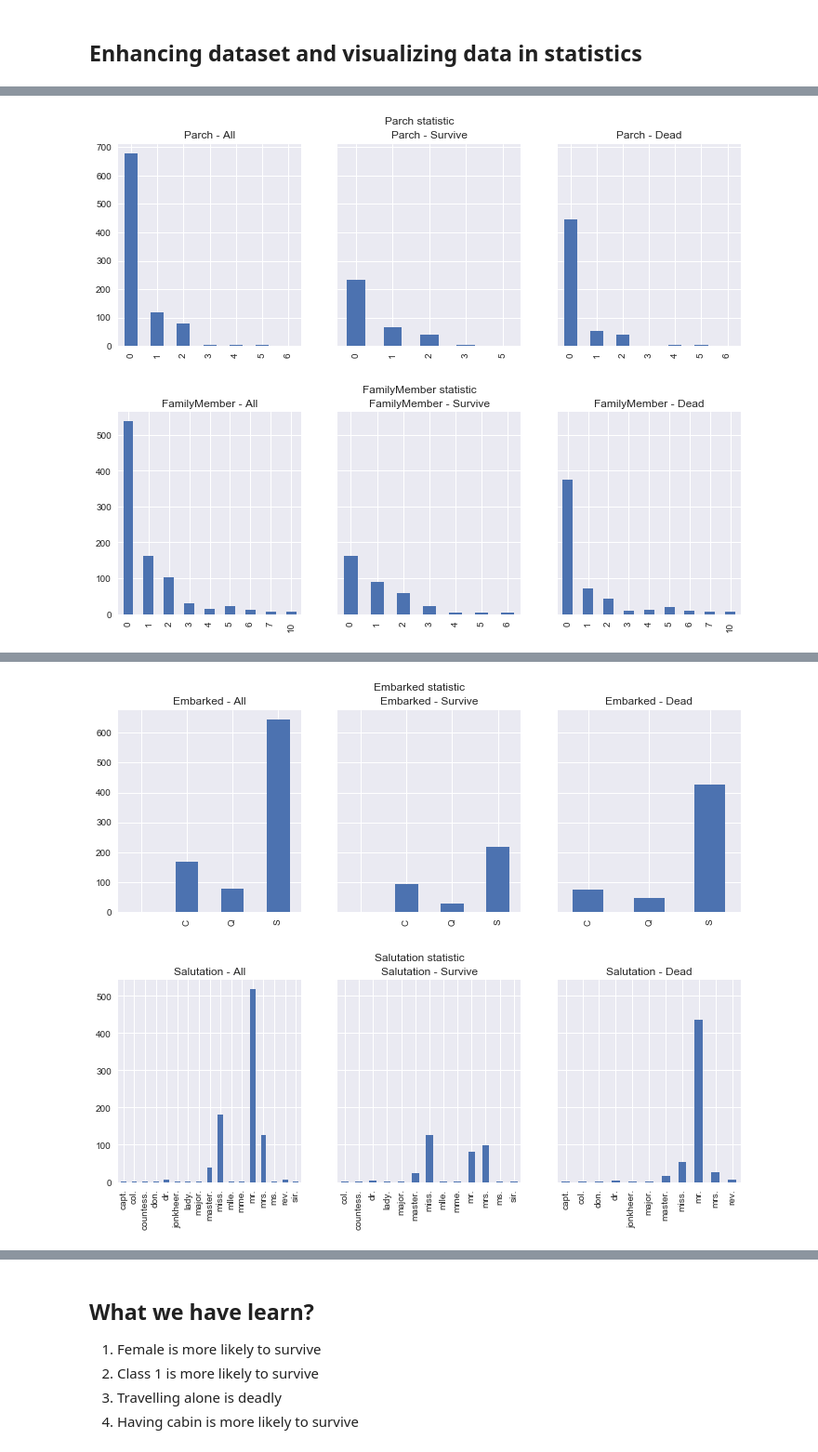
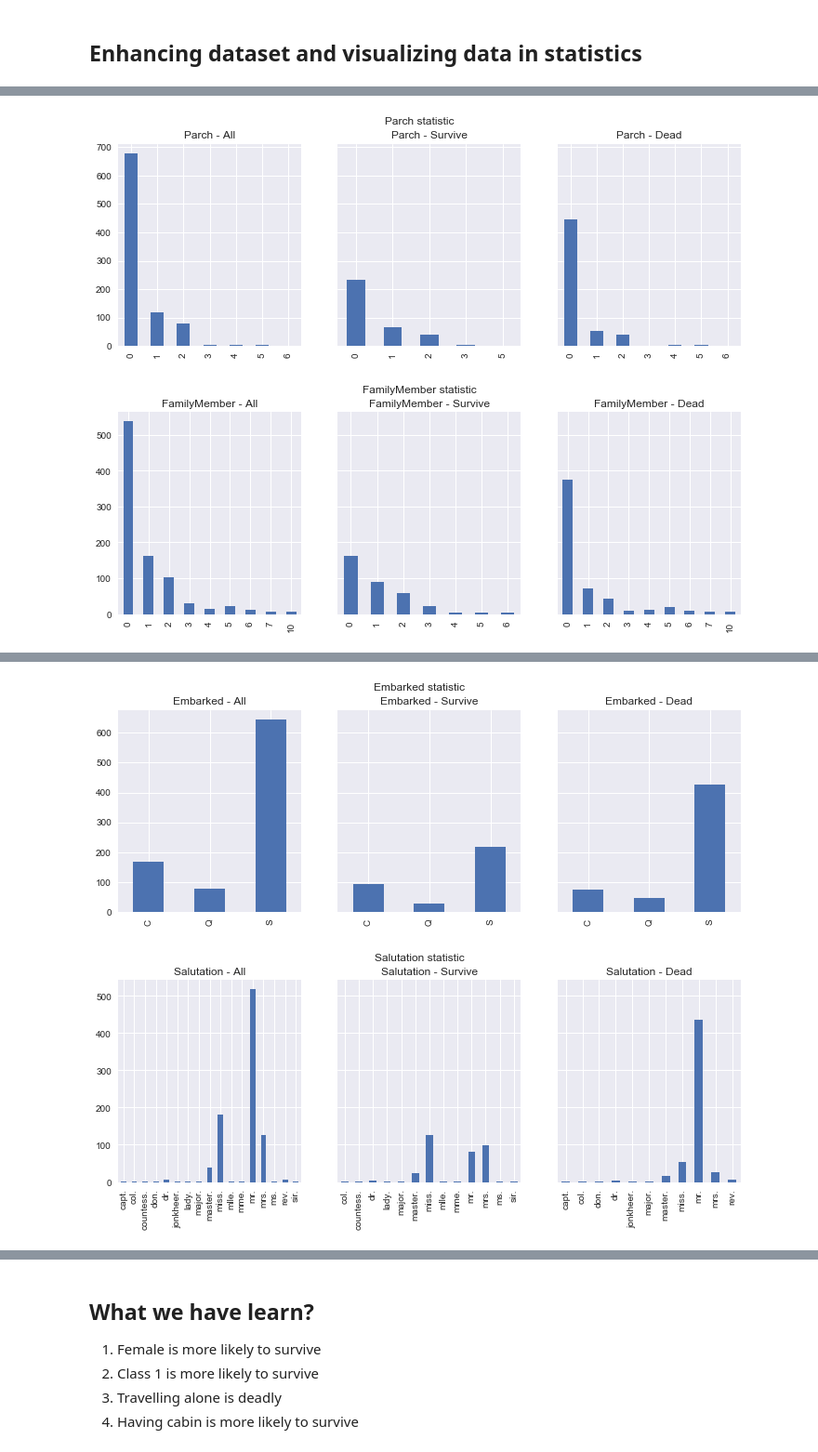
Before and after one commit to ymlai87416/PythonPlayground, a Jupyter notebook: DataScience/Kaggle/Titanic Machine Learning from Disaster/Titanic (Data Preparation).ipynb, the cells around one changed output, grey strips where cells are left out. Shown: that part at 93% size. Cells and saved outputs as stored; diff of their text form; code cells hidden in the pictures.

```diff
--- a/DataScience/Kaggle/Titanic Machine Learning from Disaster/Titanic (Data Preparation).ipynb
+++ b/DataScience/Kaggle/Titanic Machine Learning from Disaster/Titanic (Data Preparation).ipynb
@@ -180,0 +214,15 @@ display(test_raw[0:10])
+# %%
+def impute_missing (data_1_group, target):
+    imp = preprocessing.Imputer(missing_values='NaN', strategy='mean')
+    imp=imp.fit(data_1_group[target].values.reshape(-1, 1))
+    data_1_group[target]=imp.transform(data_1_group[target].values.reshape(-1, 1)).reshape((-1, 1))
+    return(data_1_group)
+
+def impute_by_group(dataset, groupby, target):
+    result = pandas.DataFrame(columns=dataset.columns)
+    result.index.name = dataset.index.name
+    for grp_num, data_1_group in full_ds.groupby(groupby):
+        imputed_group = impute_missing(data_1_group, target)
+        result = pandas.concat([result, imputed_group])
+    result = result.convert_objects()
+    return result
@@ -181,54 +282,57 @@ display(test_raw[0:10])
 # %%
+train_ds = get_train_ds(full_ds, train_raw)
+train_ds["Survived"] = train_label
+
 fig = plt.figure(figsize=(12,4))
-train_raw["Survived"].value_counts().sort_index().plot.bar()
+train_ds["Survived"].value_counts().sort_index().plot.bar()
 
 # Visualize data and the corresponding labels
 fig = plt.figure(figsize=(12,4))
 
 ax1 = fig.add_subplot(131)
-train_raw["Pclass"].value_counts().sort_index().plot.bar()
+train_ds["Pclass"].value_counts().sort_index().plot.bar()
 ax1.set_title('P class - All')
 
 ax2 = fig.add_subplot(132, sharey=ax1)
-train_raw[train_raw.Survived==1]["Pclass"].value_counts().sort_index().plot.bar()
+train_ds[train_ds.Survived==1]["Pclass"].value_counts().sort_index().plot.bar()
 ax2.set_title('P class - Survive')
 
 ax3 = fig.add_subplot(133, sharey=ax1)
-train_raw[train_raw.Survived==0]["Pclass"].value_counts().sort_index().plot.bar()
+train_ds[train_ds.Survived==0]["Pclass"].value_counts().sort_index().plot.bar()
 ax3.set_title('P class - Dead')
 plt.suptitle('P class statistic')
 
 fig = plt.figure(figsize=(12,4))
 
 ax1 = fig.add_subplot(131)
-train_raw["Sex"].value_counts().sort_index().plot.bar()
+train_ds["Sex"].value_counts().sort_index().plot.bar()
 ax1.set_title('Sex - All')
 
 ax2 = fig.add_subplot(132, sharey=ax1)
-train_raw[train_raw.Survived==1]["Sex"].value_counts().sort_index().plot.bar()
+train_ds[train_ds.Survived==1]["Sex"].value_counts().sort_index().plot.bar()
 ax2.set_title('Sex - Survive')
 
 ax3 = fig.add_subplot(133, sharey=ax1)
-train_raw[train_raw.Survived==0]["Sex"].value_counts().sort_index().plot.bar()
+train_ds[train_ds.Survived==0]["Sex"].value_counts().sort_index().plot.bar()
 ax3.set_title('Sex - Dead')
 plt.suptitle('Sex statistic')
 
 fig = plt.figure(figsize=(12,4))
 
 ax1 = fig.add_subplot(141)
-train_raw["AgeDiscrete"].value_counts().sort_index().plot.line()
+train_ds["Age"].value_counts().sort_index().plot.line()
 ax1.set_title('Age - All')
 
 ax2 = fig.add_subplot(142, sharey=ax1)
-train_raw[train_raw.Survived==1]["AgeDiscrete"].value_counts().sort_index().plot.line()
+train_ds[train_ds.Survived==1]["Age"].value_counts().sort_index().plot.line()
 ax2.set_title('Age - Survive')
 
 ax3 = fig.add_subplot(143, sharey=ax1)
-train_raw[train_raw.Survived==0]["AgeDiscrete"].value_counts().sort_index().plot.line()
+train_ds[train_ds.Survived==0]["Age"].value_counts().sort_index().plot.line()
 ax3.set_title('Age - Dead')
 
 ax4 = fig.add_subplot(144)
-train_raw[["Age","Survived"]].boxplot(by='Survived', ax=ax4)
+train_ds[["Age","Survived"]].boxplot(by='Survived', ax=ax4)
 ax4.set_title('Age - boxplot')
 
 plt.suptitle('Age statistic')
@@ -236,15 +340,15 @@ plt.suptitle('Age statistic')
 fig = plt.figure(figsize=(12,4))
 
 ax1 = fig.add_subplot(131)
-train_raw["SibSp"].value_counts().sort_index().plot.bar()
+train_ds["SibSp"].value_counts().sort_index().plot.bar()
 ax1.set_title('SibSp - All')
 
 ax2 = fig.add_subplot(132, sharey=ax1)
-train_raw[train_raw.Survived==1]["SibSp"].value_counts().sort_index().plot.bar()
+train_ds[train_ds.Survived==1]["SibSp"].value_counts().sort_index().plot.bar()
 ax2.set_title('SibSp - Survive')
 
 ax3 = fig.add_subplot(133, sharey=ax1)
-train_raw[train_raw.Survived==0]["SibSp"].value_counts().sort_index().plot.bar()
+train_ds[train_ds.Survived==0]["SibSp"].value_counts().sort_index().plot.bar()
 ax3.set_title('SibSp - Dead')
 
 plt.suptitle('SibSp statistic')
@@ -252,15 +356,15 @@ plt.suptitle('SibSp statistic')
 fig = plt.figure(figsize=(12,4))
 
 ax1 = fig.add_subplot(131)
-train_raw["Parch"].value_counts().sort_index().plot.bar()
+train_ds["Parch"].value_counts().sort_index().plot.bar()
 ax1.set_title('Parch - All')
 
 ax2 = fig.add_subplot(132, sharey=ax1)
-train_raw[train_raw.Survived==1]["Parch"].value_counts().sort_index().plot.bar()
+train_ds[train_ds.Survived==1]["Parch"].value_counts().sort_index().plot.bar()
 ax2.set_title('Parch - Survive')
 
 ax3 = fig.add_subplot(133, sharey=ax1)
-train_raw[train_raw.Survived==0]["Parch"].value_counts().sort_index().plot.bar()
+train_ds[train_ds.Survived==0]["Parch"].value_counts().sort_index().plot.bar()
 ax3.set_title('Parch - Dead')
 
 plt.suptitle('Parch statistic')
@@ -268,15 +372,15 @@ plt.suptitle('Parch statistic')
 fig = plt.figure(figsize=(12,4))
 
 ax1 = fig.add_subplot(131)
-train_raw["FamilyMember"].value_counts().sort_index().plot.bar()
+train_ds["FamilyMember"].value_counts().sort_index().plot.bar()
 ax1.set_title('FamilyMember - All')
 
 ax2 = fig.add_subplot(132, sharey=ax1)
-train_raw[train_raw.Survived==1]["FamilyMember"].value_counts().sort_index().plot.bar()
+train_ds[train_ds.Survived==1]["FamilyMember"].value_counts().sort_index().plot.bar()
 ax2.set_title('FamilyMember - Survive')
 
 ax3 = fig.add_subplot(133, sharey=ax1)
-train_raw[train_raw.Survived==0]["FamilyMember"].value_counts().sort_index().plot.bar()
+train_ds[train_ds.Survived==0]["FamilyMember"].value_counts().sort_index().plot.bar()
 ax3.set_title('FamilyMember - Dead')
 
 plt.suptitle('FamilyMember statistic')
@@ -284,19 +388,19 @@ plt.suptitle('FamilyMember statistic')
 fig = plt.figure(figsize=(12,4))
 
 ax1 = fig.add_subplot(141)
-train_raw["FareDiscrete"].value_counts().sort_index().plot.line()
+train_ds["Fare"].value_counts().sort_index().plot.line()
 ax1.set_title('Fare - All')
 
 ax2 = fig.add_subplot(142, sharey=ax1)
-train_raw[train_raw.Survived==1]["FareDiscrete"].value_counts().sort_index().plot.line()
+train_ds[train_ds.Survived==1]["Fare"].value_counts().sort_index().plot.line()
 ax2.set_title('Fare - Survive')
 
 ax3 = fig.add_subplot(143, sharey=ax1)
-train_raw[train_raw.Survived==0]["FareDiscrete"].value_counts().sort_index().plot.line()
+train_ds[train_ds.Survived==0]["Fare"].value_counts().sort_index().plot.line()
 ax3.set_title('Fare - Dead')
 
 ax4 = fig.add_subplot(144)
-train_raw[["FareDiscrete","Survived"]].boxplot(by='Survived', ax=ax4)
+train_ds[["Fare","Survived"]].boxplot(by='Survived', ax=ax4)
 ax4.set_title('Fare - boxplot')
 
 plt.suptitle('Fare statistic')
@@ -304,15 +408,15 @@ plt.suptitle('Fare statistic')
 fig = plt.figure(figsize=(12,4))
 
 ax1 = fig.add_subplot(131)
-train_raw["Embarked"].value_counts().sort_index().plot.bar()
+train_ds["Embarked"].value_counts().sort_index().plot.bar()
 ax1.set_title('Embarked - All')
 
 ax2 = fig.add_subplot(132, sharey=ax1)
-train_raw[train_raw.Survived==1]["Embarked"].value_counts().sort_index().plot.bar()
+train_ds[train_ds.Survived==1]["Embarked"].value_counts().sort_index().plot.bar()
 ax2.set_title('Embarked - Survive')
 
 ax3 = fig.add_subplot(133, sharey=ax1)
-train_raw[train_raw.Survived==0]["Embarked"].value_counts().sort_index().plot.bar()
+train_ds[train_ds.Survived==0]["Embarked"].value_counts().sort_index().plot.bar()
 ax3.set_title('Embarked - Dead')
 
 plt.suptitle('Embarked statistic')
@@ -320,15 +424,15 @@ plt.suptitle('Embarked statistic')
 fig = plt.figure(figsize=(12,4))
 
 ax1 = fig.add_subplot(131)
-train_raw["Salutation"].value_counts().sort_index().plot.bar()
+train_ds["Salutation"].value_counts().sort_index().plot.bar()
 ax1.set_title('Salutation - All')
 
 ax2 = fig.add_subplot(132, sharey=ax1)
-train_raw[train_raw.Survived==1]["Salutation"].value_counts().sort_index().plot.bar()
+train_ds[train_ds.Survived==1]["Salutation"].value_counts().sort_index().plot.bar()
 ax2.set_title('Salutation - Survive')
 
 ax3 = fig.add_subplot(133, sharey=ax1)
-train_raw[train_raw.Survived==0]["Salutation"].value_counts().sort_index().plot.bar()
+train_ds[train_ds.Survived==0]["Salutation"].value_counts().sort_index().plot.bar()
 ax3.set_title('Salutation - Dead')
 
 plt.suptitle('Salutation statistic')
@@ -336,15 +440,15 @@ plt.suptitle('Salutation statistic')
 fig = plt.figure(figsize=(12,4))
 
 ax1 = fig.add_subplot(131)
-train_raw["CabinArea"].value_counts().sort_index().plot.bar()
+train_ds["CabinArea"].value_counts().sort_index().plot.bar()
 ax1.set_title('CabinArea - All')
 
 ax2 = fig.add_subplot(132, sharey=ax1)
-train_raw[train_raw.Survived==1]["CabinArea"].value_counts().sort_index().plot.bar()
+train_ds[train_ds.Survived==1]["CabinArea"].value_counts().sort_index().plot.bar()
 ax2.set_title('CabinArea - Survive')
 
 ax3 = fig.add_subplot(133, sharey=ax1)
-train_raw[train_raw.Survived==0]["CabinArea"].value_counts().sort_index().plot.bar()
+train_ds[train_ds.Survived==0]["CabinArea"].value_counts().sort_index().plot.bar()
 ax3.set_title('CabinArea - Dead')
 
 plt.suptitle('CabinArea statistic')
@@ -361,4 +469,4 @@ plt.suptitle('CabinArea statistic')
-[figure, old version]
+[figure, new version]
 [figure]
 [figure]
 # %%
```
Also changed, not shown: parts of 18 cells of this notebook, 14 other files.
